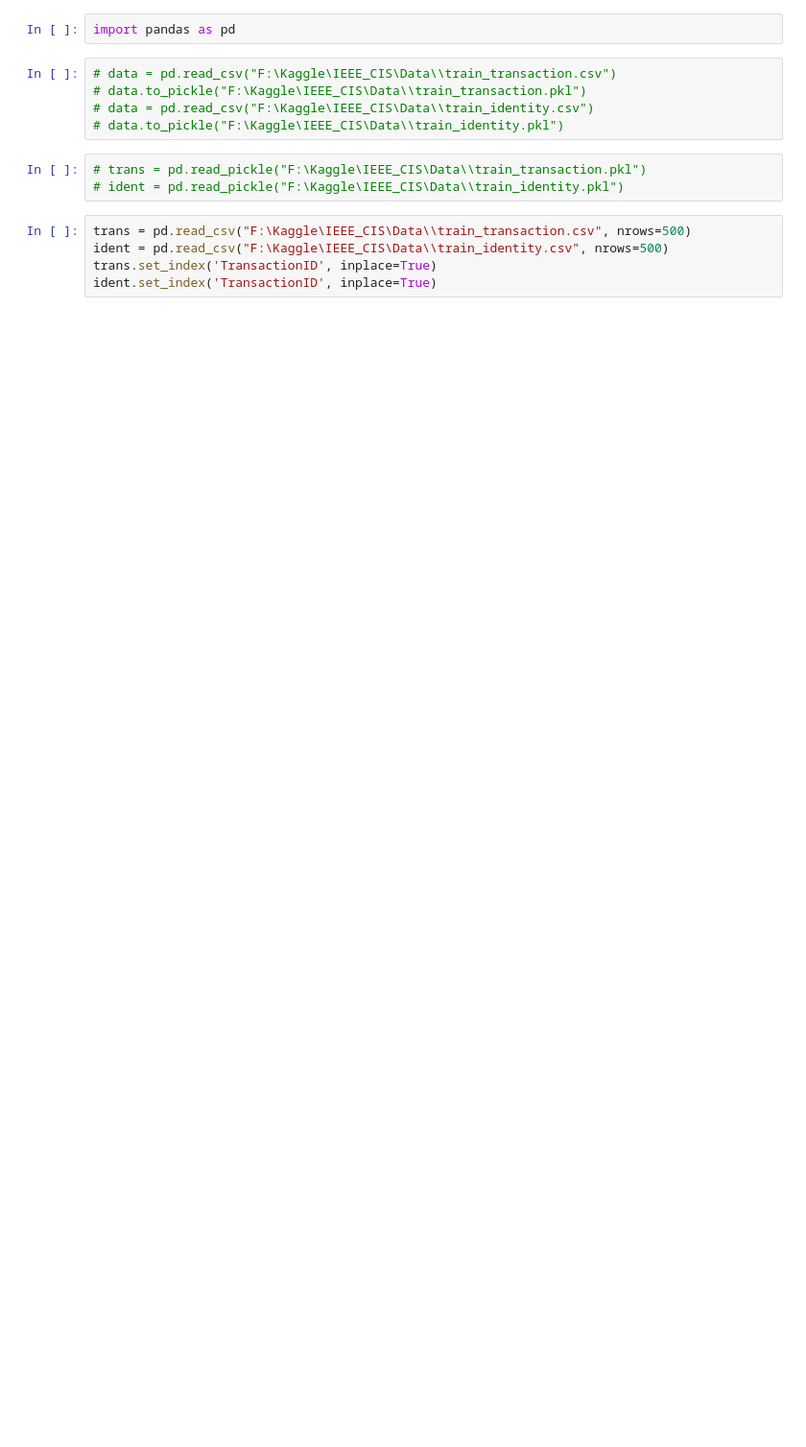
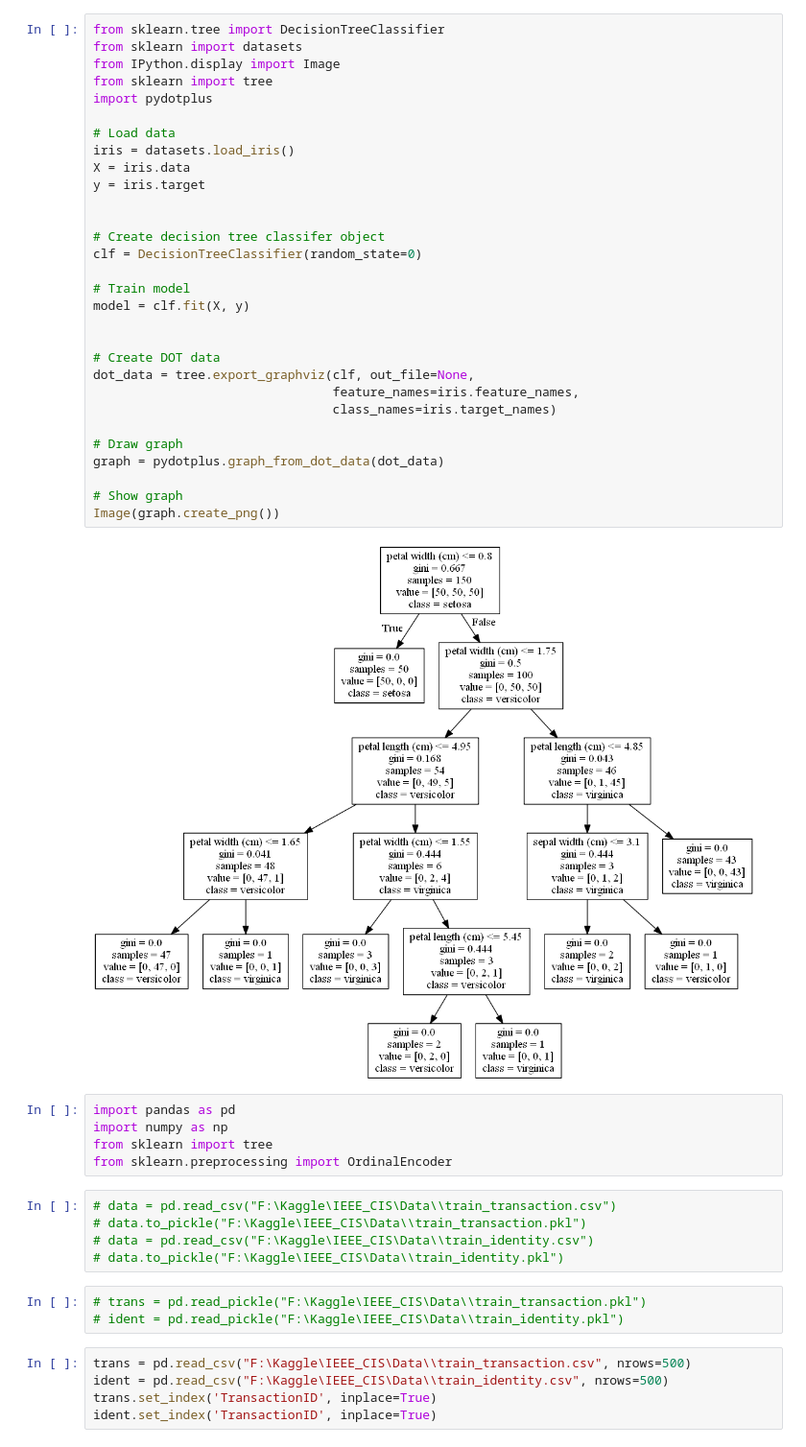
Before and after one commit to MatthewSZhang/IEEE_CIS, a Jupyter notebook: preprocessing.ipynb, the cells around one changed output. Shown at 96% size. Cells and saved outputs as stored; diff of their text form; blank space fills up the shorter version.

Commit message:
First example of decision tree.

```diff
--- a/preprocessing.ipynb
+++ b/preprocessing.ipynb
@@ -1,5 +1,40 @@
-# %%
-import pandas as pd
+# %%
+from sklearn.tree import DecisionTreeClassifier
+from sklearn import datasets
+from IPython.display import Image
+from sklearn import tree
+import pydotplus
+
+# Load data
+iris = datasets.load_iris()
+X = iris.data
+y = iris.target
+
+
+# Create decision tree classifer object
+clf = DecisionTreeClassifier(random_state=0)
+
+# Train model
+model = clf.fit(X, y)
+
+
+# Create DOT data
+dot_data = tree.export_graphviz(clf, out_file=None,
+                                feature_names=iris.feature_names,
+                                class_names=iris.target_names)
+
+# Draw graph
+graph = pydotplus.graph_from_dot_data(dot_data)
+
+# Show graph
+Image(graph.create_png())
+# %% [output]
+[figure, added]
+# %%
+import pandas as pd
+import numpy as np
+from sklearn import tree
+from sklearn.preprocessing import OrdinalEncoder
 # %%
 # data = pd.read_csv("F:\Kaggle\IEEE_CIS\Data\\train_transaction.csv")
 # data.to_pickle("F:\Kaggle\IEEE_CIS\Data\\train_transaction.pkl")
```
Also changed, not shown: parts of 13 cells of this notebook, 4 other files.
